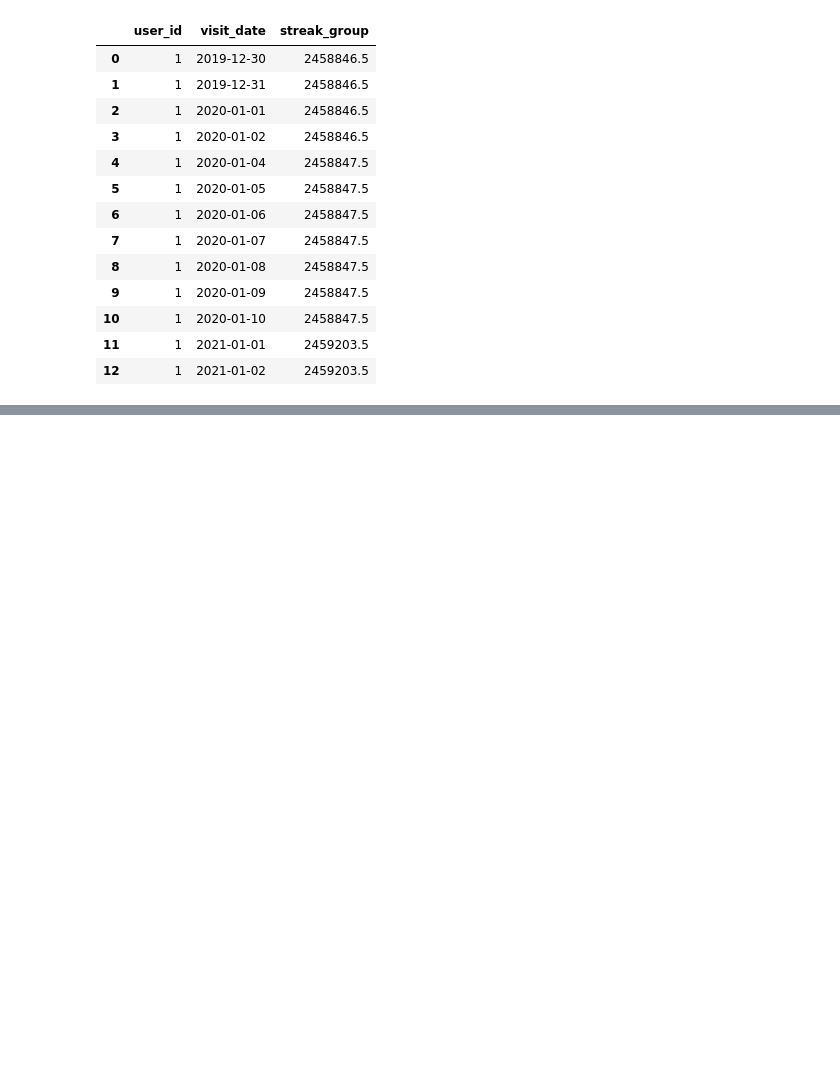
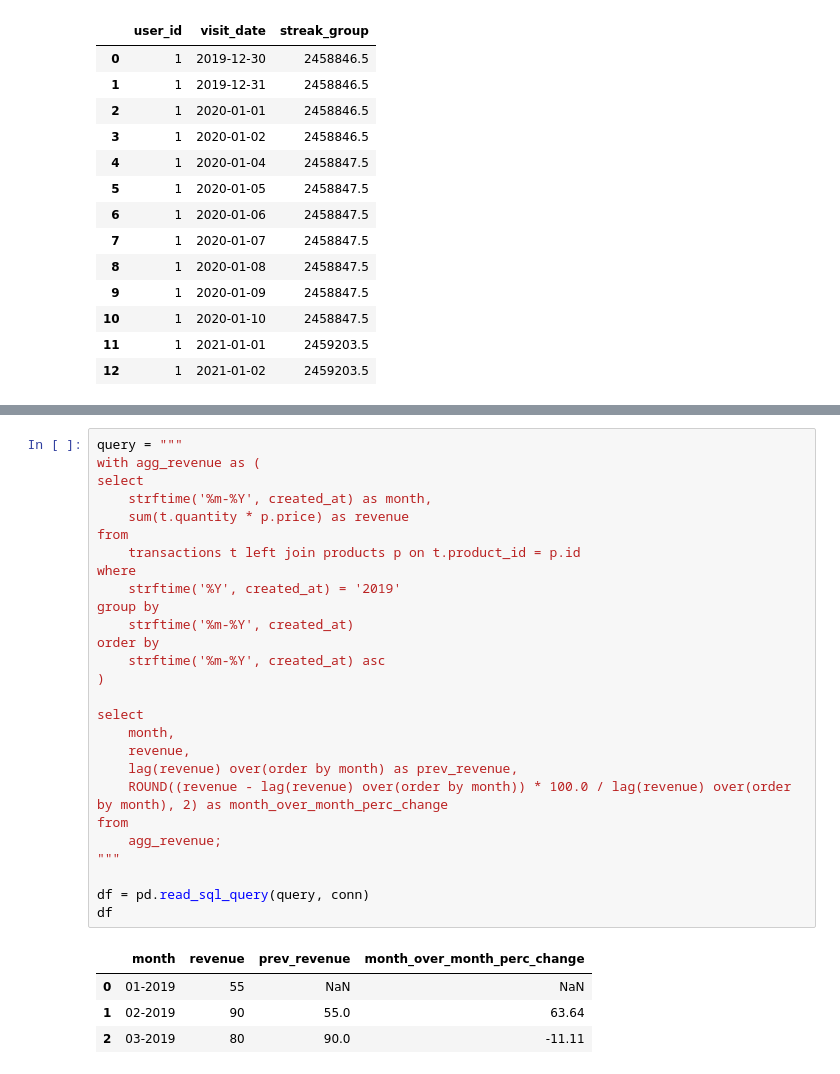
Before and after one commit to AnandThirwani8/Data_Wrangling, a Jupyter notebook: 06_SQL_15_day_Challenge.ipynb, the cells around one changed output, grey strips where cells are left out. Saved outputs shown, nothing was run; the diff lists cells and outputs as text; blank space fills up the shorter version.

```diff
--- a/06_SQL_15_day_Challenge.ipynb
+++ b/06_SQL_15_day_Challenge.ipynb
@@ -1098,0 +1269,32 @@ df.query("user_id == 1")
+# %%
+query = """
+with agg_revenue as (
+select
+    strftime('%m-%Y', created_at) as month,
+    sum(t.quantity * p.price) as revenue
+from
+    transactions t left join products p on t.product_id = p.id
+where
+    strftime('%Y', created_at) = '2019'
+group by
+    strftime('%m-%Y', created_at)
+order by
+    strftime('%m-%Y', created_at) asc
+)
+
+select
+    month,
+    revenue,
+    lag(revenue) over(order by month) as prev_revenue,
+    ROUND((revenue - lag(revenue) over(order by month)) * 100.0 / lag(revenue) over(order by month), 2) as month_over_month_perc_change
+from
+    agg_revenue;
+"""
+
+df = pd.read_sql_query(query, conn)
+df
+# %% [output]
+|  | month | revenue | prev_revenue | month_over_month_perc_change |
+| 0 | 01-2019 | 55 | NaN | NaN |
+| 1 | 02-2019 | 90 | 55.0 | 63.64 |
+| 2 | 03-2019 | 80 | 90.0 | -11.11 |
```
Also changed, not shown: parts of 15 cells of this notebook, 1 other file.
